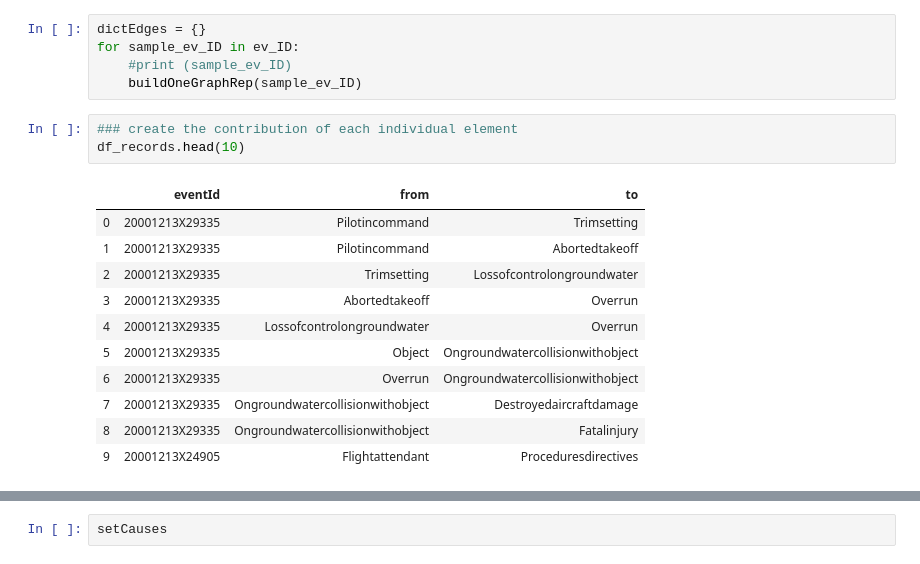
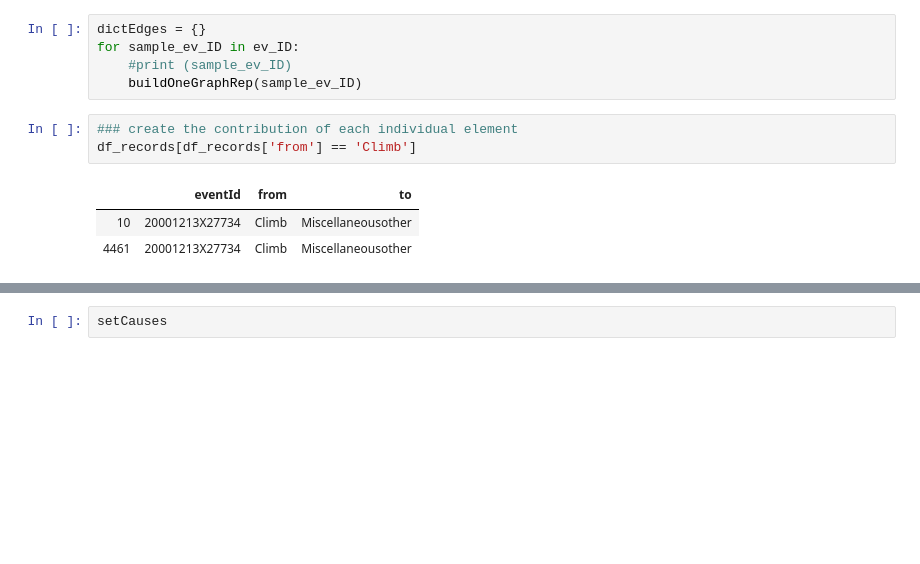
Before and after one commit to zxgcqupt/NTSB_Bayesian_Network, a Jupyter notebook: main.ipynb, the cells around one changed output, grey strips where cells are left out. Cells and saved outputs as stored; diff of their text form; blank space fills up the shorter version.

```diff
--- a/main.ipynb
+++ b/main.ipynb
@@ -646,16 +649,8 @@ for sample_ev_ID in ev_ID:
     buildOneGraphRep(sample_ev_ID)
 # %%
 ### create the contribution of each individual element
-df_records.head(10)
+df_records[df_records['from'] == 'Climb']
 # %% [output]
 |  | eventId | from | to |
-| 0 | 20001213X29335 | Pilotincommand | Trimsetting |
-| 1 | 20001213X29335 | Pilotincommand | Abortedtakeoff |
-| 2 | 20001213X29335 | Trimsetting | Lossofcontrolongroundwater |
-| 3 | 20001213X29335 | Abortedtakeoff | Overrun |
-| 4 | 20001213X29335 | Lossofcontrolongroundwater | Overrun |
-| 5 | 20001213X29335 | Object | Ongroundwatercollisionwithobject |
-| 6 | 20001213X29335 | Overrun | Ongroundwatercollisionwithobject |
-| 7 | 20001213X29335 | Ongroundwatercollisionwithobject | Destroyedaircraftdamage |
-| 8 | 20001213X29335 | Ongroundwatercollisionwithobject | Fatalinjury |
-| 9 | 20001213X24905 | Flightattendant | Proceduresdirectives |
+| 10 | 20001213X27734 | Climb | Miscellaneousother |
+| 4461 | 20001213X27734 | Climb | Miscellaneousother |
```
Also changed, not shown: parts of 31 cells of this notebook, 1 other file.
